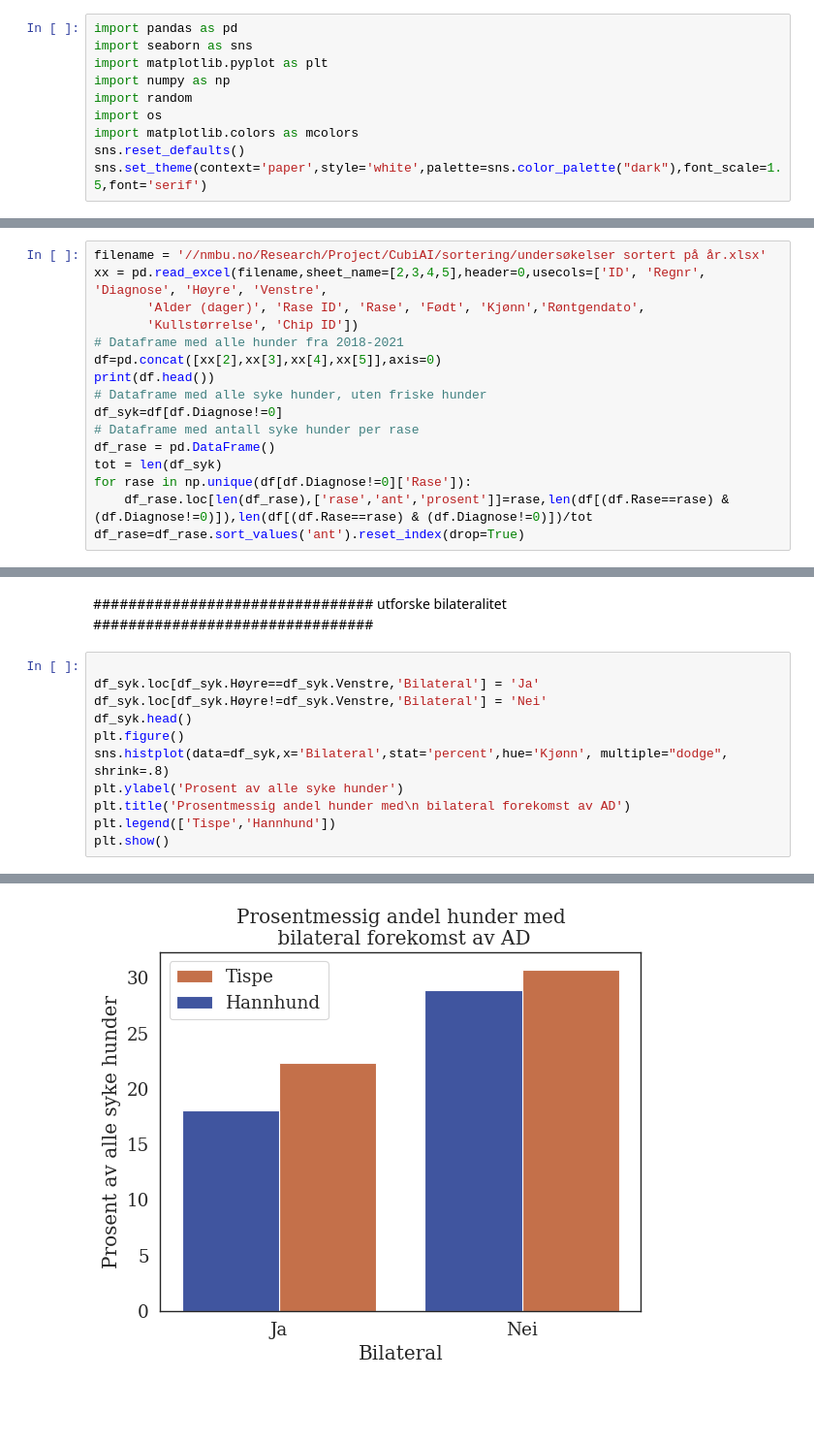
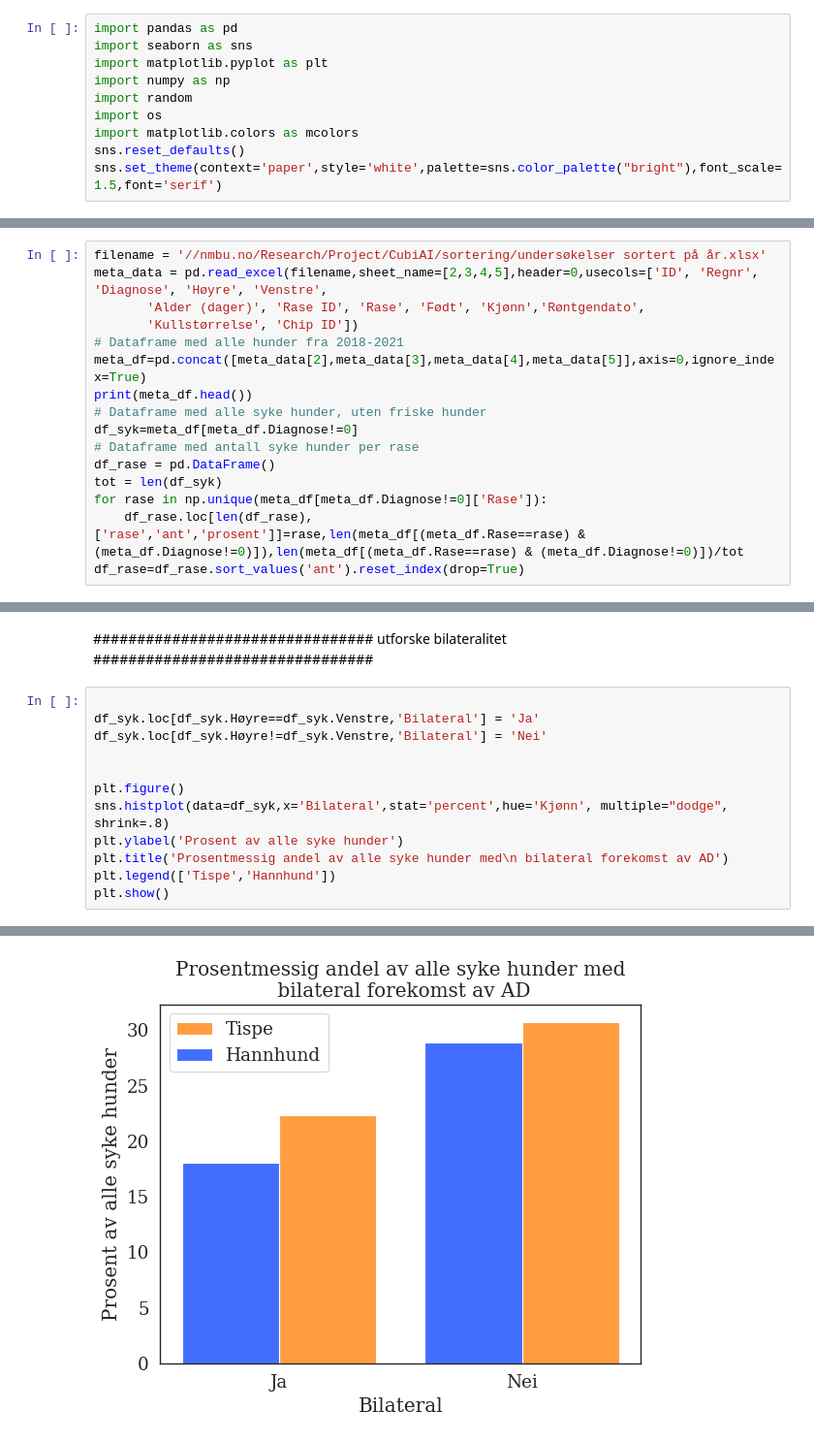
Before and after one commit to huynhngoc/cubiai, a Jupyter notebook: sunniva/master.ipynb, the cells around one changed output, grey strips where cells are left out. Shown at 97% size. Drawn from its saved outputs; the diff is of its cells as text; blank space fills up the shorter version.

```diff
--- a/sunniva/master.ipynb
+++ b/sunniva/master.ipynb
@@ -7,6 +7,6 @@ import random
 import os
 import matplotlib.colors as mcolors
 sns.reset_defaults()
-sns.set_theme(context='paper',style='white',palette=sns.color_palette("dark"),font_scale=1.5,font='serif')
+sns.set_theme(context='paper',style='white',palette=sns.color_palette("bright"),font_scale=1.5,font='serif')
 # %%
 filename = 'C:/Users/sunnivas/OneDrive - Norwegian University of Life Sciences/Documents/code/cubiai/sunniva/Elbow_Experiments.xlsx'
@@ -99,19 +105,19 @@ print('mean: ',np.mean(ds.ax0),
 ################################ Utforske  ################################
 # %%
 filename = '//nmbu.no/Research/Project/CubiAI/sortering/undersøkelser sortert på år.xlsx'
-xx = pd.read_excel(filename,sheet_name=[2,3,4,5],header=0,usecols=['ID', 'Regnr', 'Diagnose', 'Høyre', 'Venstre',
+meta_data = pd.read_excel(filename,sheet_name=[2,3,4,5],header=0,usecols=['ID', 'Regnr', 'Diagnose', 'Høyre', 'Venstre',
        'Alder (dager)', 'Rase ID', 'Rase', 'Født', 'Kjønn','Røntgendato',
        'Kullstørrelse', 'Chip ID'])
 # Dataframe med alle hunder fra 2018-2021
-df=pd.concat([xx[2],xx[3],xx[4],xx[5]],axis=0)
-print(df.head())
+meta_df=pd.concat([meta_data[2],meta_data[3],meta_data[4],meta_data[5]],axis=0,ignore_index=True)
+print(meta_df.head())
 # Dataframe med alle syke hunder, uten friske hunder
-df_syk=df[df.Diagnose!=0]
+df_syk=meta_df[meta_df.Diagnose!=0]
 # Dataframe med antall syke hunder per rase
 df_rase = pd.DataFrame()
 tot = len(df_syk)
-for rase in np.unique(df[df.Diagnose!=0]['Rase']):
-    df_rase.loc[len(df_rase),['rase','ant','prosent']]=rase,len(df[(df.Rase==rase) & (df.Diagnose!=0)]),len(df[(df.Rase==rase) & (df.Diagnose!=0)])/tot
+for rase in np.unique(meta_df[meta_df.Diagnose!=0]['Rase']):
+    df_rase.loc[len(df_rase),['rase','ant','prosent']]=rase,len(meta_df[(meta_df.Rase==rase) & (meta_df.Diagnose!=0)]),len(meta_df[(meta_df.Rase==rase) & (meta_df.Diagnose!=0)])/tot
 df_rase=df_rase.sort_values('ant').reset_index(drop=True)
 # %% [output]
          ID       Regnr  Diagnose  Høyre  Venstre Røntgendato  Alder (dager)  \
@@ -192,11 +198,12 @@ Name: ant, dtype: float64
 
 df_syk.loc[df_syk.Høyre==df_syk.Venstre,'Bilateral'] = 'Ja'
 df_syk.loc[df_syk.Høyre!=df_syk.Venstre,'Bilateral'] = 'Nei'
-df_syk.head()
+
+
 plt.figure()
 sns.histplot(data=df_syk,x='Bilateral',stat='percent',hue='Kjønn', multiple="dodge", shrink=.8)
 plt.ylabel('Prosent av alle syke hunder')
-plt.title('Prosentmessig andel hunder med\n bilateral forekomst av AD')
+plt.title('Prosentmessig andel av alle syke hunder med\n bilateral forekomst av AD')
 plt.legend(['Tispe','Hannhund'])
 plt.show()
 # %% [output]
@@ -208,4 +210,4 @@ See the caveats in the documentation: https://pandas.pydata.org/pandas-docs/stab
-[figure, old version]
+[figure, new version]
 # %%
 
 plt.figure()
```
Also changed, not shown: parts of 7 cells of this notebook, 6 other files.
